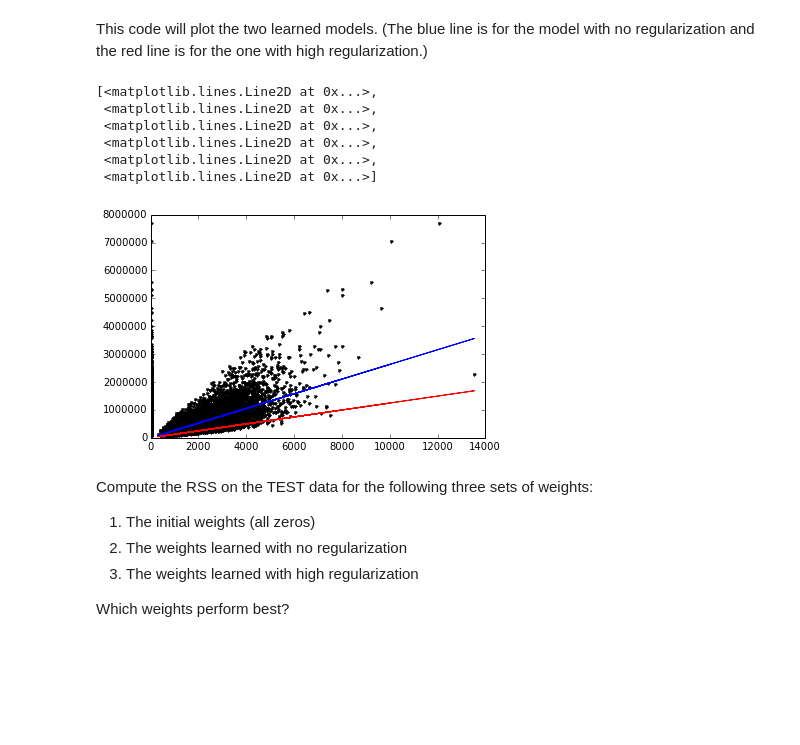
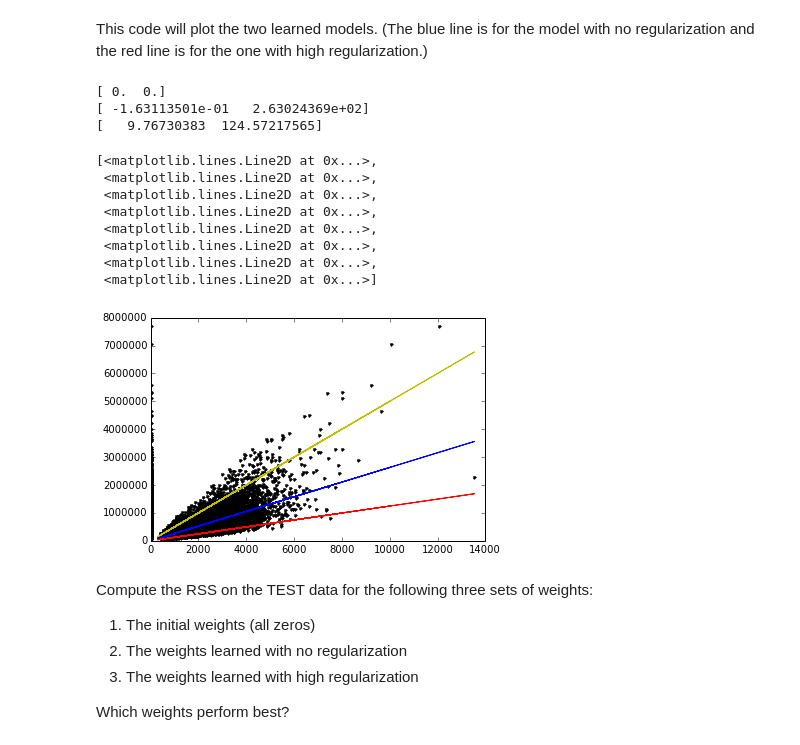
Before and after one commit to danielcs88/courseraMLspecialization, a Jupyter notebook: Regression/Mike's week-4-ridge-regression-assignment-2.ipynb, the cells around one changed output. Saved outputs shown, nothing was run; the diff lists cells and outputs as text; code cells hidden in the pictures; blank space fills up the shorter version.

```diff
--- a/Regression/Mike's week-4-ridge-regression-assignment-2.ipynb
+++ b/Regression/Mike's week-4-ridge-regression-assignment-2.ipynb
@@ -185,20 +185,31 @@ simple_weights_high_penalty = ridge_regression_gradient_descent(simple_feature_m
                                                                 1e11, max_iterations)
 # %% [markdown]
 This code will plot the two learned models.  (The blue line is for the model with no regularization and the red line is for the one with high regularization.)
+# %%
+print initial_weights
+print simple_weights_0_penalty
+print simple_weights_high_penalty
+# %% [output]
+[ 0.  0.]
+[ -1.63113501e-01   2.63024369e+02]
+[   9.76730383  124.57217565]
 # %%
 import matplotlib.pyplot as plt
 %matplotlib inline
 plt.plot(simple_feature_matrix,output,'k.',
+         simple_feature_matrix,predict_output(simple_feature_matrix, [ 0.0,  500.0]),'y-',
          simple_feature_matrix,predict_output(simple_feature_matrix, simple_weights_0_penalty),'b-',
-        simple_feature_matrix,predict_output(simple_feature_matrix, simple_weights_high_penalty),'r-')
+         simple_feature_matrix,predict_output(simple_feature_matrix, simple_weights_high_penalty),'r-')
 # %% [output]
 [<matplotlib.lines.Line2D at 0x...>,
  <matplotlib.lines.Line2D at 0x...>,
  <matplotlib.lines.Line2D at 0x...>,
  <matplotlib.lines.Line2D at 0x...>,
  <matplotlib.lines.Line2D at 0x...>,
+ <matplotlib.lines.Line2D at 0x...>,
+ <matplotlib.lines.Line2D at 0x...>,
  <matplotlib.lines.Line2D at 0x...>]
-[figure, old version]
+[figure, new version]
 # %% [markdown]
 Compute the RSS on the TEST data for the following three sets of weights:
 1. The initial weights (all zeros)
```
Also changed, not shown: parts of 11 cells of this notebook.
